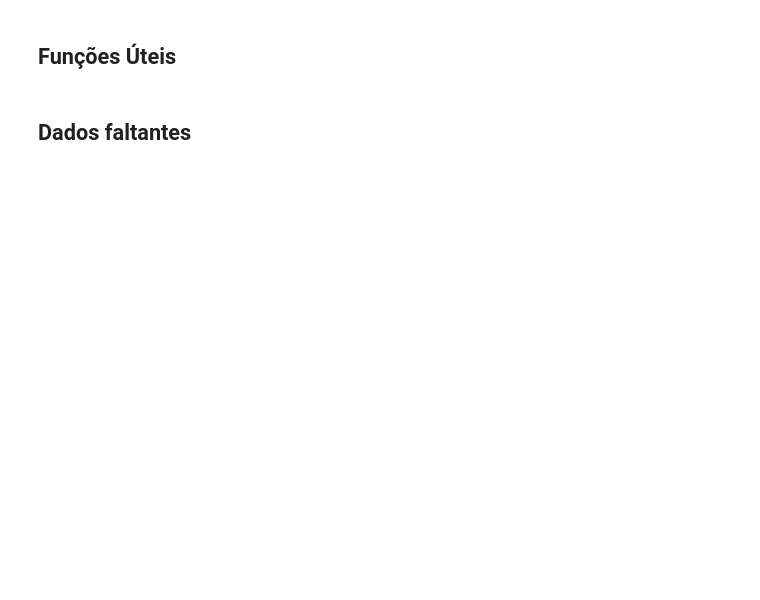
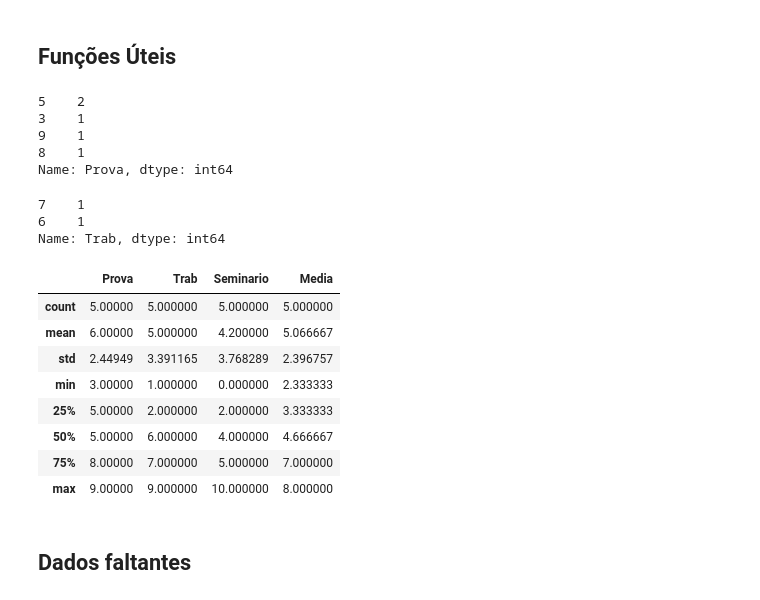
Before and after one commit to Daniel-Bertazzo/Intro-DS-2020.1, a Jupyter notebook: Aula2/exercicios_pandas.ipynb, the cells around one changed output. Cells and saved outputs as stored; diff of their text form; code cells hidden in the pictures; blank space fills up the shorter version.

```diff
--- a/Aula2/exercicios_pandas.ipynb
+++ b/Aula2/exercicios_pandas.ipynb
@@ -212,11 +246,34 @@ df[(df['Prova'] > 5) & ((df['Trab'] + df['Seminario']) / 2 >= 5.0)]
 ## Funções Úteis
 # %%
 # quantos alunos tiraram cada nota na prova?
+df['Prova'].value_counts()
+# %% [output]
+5    2
+3    1
+9    1
+8    1
+Name: Prova, dtype: int64
 # %%
 # selecione as duas notas de trabalho mais frequentes
 # (O que acontece se tivermos um empate triplo?)
+df['Trab'].value_counts()[:2]
+# %% [output]
+7    1
+6    1
+Name: Trab, dtype: int64
 # %%
 # veja o resumo estatístico da turma
+df.describe()
+# %% [output]
+|  | Prova | Trab | Seminario | Media |
+| count | 5.00000 | 5.000000 | 5.000000 | 5.000000 |
+| mean | 6.00000 | 5.000000 | 4.200000 | 5.066667 |
+| std | 2.44949 | 3.391165 | 3.768289 | 2.396757 |
+| min | 3.00000 | 1.000000 | 0.000000 | 2.333333 |
+| 25% | 5.00000 | 2.000000 | 2.000000 | 3.333333 |
+| 50% | 5.00000 | 6.000000 | 4.000000 | 4.666667 |
+| 75% | 8.00000 | 7.000000 | 5.000000 | 7.000000 |
+| max | 9.00000 | 9.000000 | 10.000000 | 8.000000 |
 # %% [markdown]
 ## Dados faltantes
 # %%
```
Also changed, not shown: parts of 9 cells of this notebook, 2 other files.
